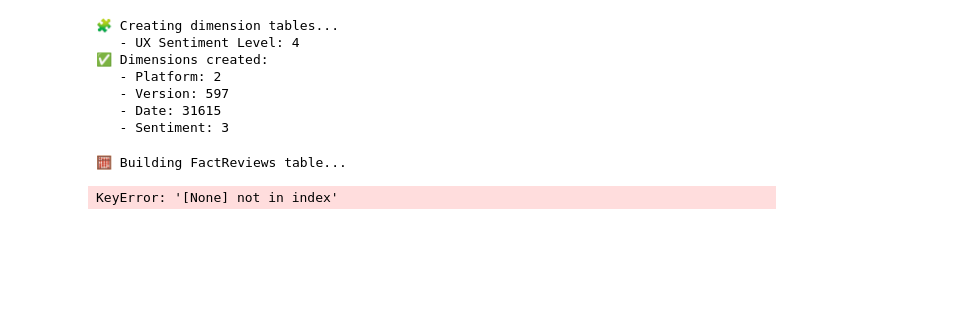
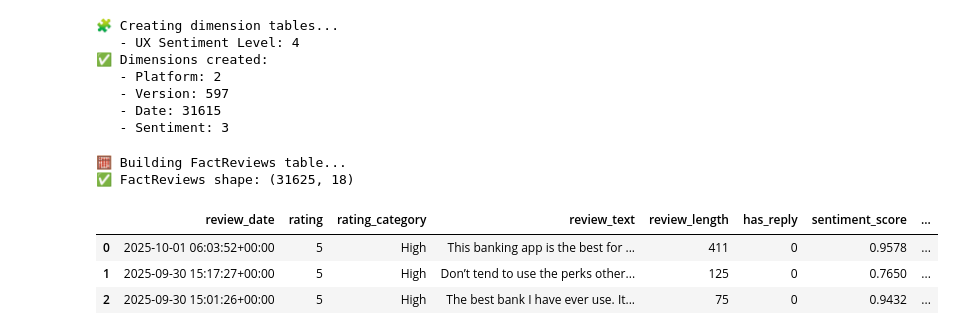
Before and after one commit to JamesAdeshina/monzo-user-sentiment-insights-dashboard, a Jupyter notebook: notebooks/03_data_model_preparation.ipynb, the cells around one changed output. Cells and saved outputs as stored; diff of their text form; code cells hidden in the pictures; blank space fills up the shorter version.

Commit message:
fixing fact tables

```diff
--- a/notebooks/03_data_model_preparation.ipynb
+++ b/notebooks/03_data_model_preparation.ipynb
@@ -127,33 +149,40 @@ print(f"   - Sentiment: {len(dim_sentiment)}")
 # %%
 # ------------------------------------------------------------
 # 4. FactReviews Table
 # ------------------------------------------------------------
 
 print("🧮 Building FactReviews table...")
 
 fact_reviews = monzo_df.copy()
 
 # Merge ID references from dimensions
 fact_reviews = fact_reviews.merge(dim_platform, on="platform", how="left")
 fact_reviews = fact_reviews.merge(dim_version, on="app_version", how="left")
 fact_reviews = fact_reviews.merge(dim_date, on="review_date", how="left")
 fact_reviews = fact_reviews.merge(dim_sentiment, on="sentiment_label", how="left")
 fact_reviews = fact_reviews.merge(dim_ux, on="ux_sentiment_level", how="left")
 
-# Select key columns
-# Select key columns for analytics (expanded with UX and ethics fields)
-fact_reviews = fact_reviews[[
+# List of potential columns to include
+candidate_columns = [
     "review_date", "rating", "rating_category", "review_text",
     "review_length", "has_reply", "sentiment_score", "sentiment_label",
     "csat_approx", "ces_approx", "task_success_inferred",
     "ux_health_score", "ux_sentiment_level", "ux_pain_point_flag",
-    "is_pseudonymized" if "is_pseudonymized" in fact_reviews.columns else None,
-    "platform_id", "version_id", "date_id", "sentiment_id"
-]].dropna(axis=1, how="all")
+    "is_pseudonymized", "platform_id", "version_id", "date_id", "sentiment_id"
+]
 
+# Keep only columns that exist in the dataframe
+existing_columns = [col for col in candidate_columns if col in fact_reviews.columns]
+
+# Select only valid ones
+fact_reviews = fact_reviews[existing_columns]
 
 print(f"✅ FactReviews shape: {fact_reviews.shape}")
 fact_reviews.head(3)
 # %% [output]
 🧮 Building FactReviews table...
+✅ FactReviews shape: (31625, 18)
-KeyError: '[None] not in index'
+|  | review_date | rating | rating_category | review_text | review_length | has_reply | sentiment_score | ... |
+| 0 | 2025-10-01 06:03:52+00:00 | 5 | High | This banking app is the best for ... | 411 | 0 | 0.9578 | ... |
+| 1 | 2025-09-30 15:17:27+00:00 | 5 | High | Don’t tend to use the perks other... | 125 | 0 | 0.7650 | ... |
+| 2 | 2025-09-30 15:01:26+00:00 | 5 | High | The best bank I have ever use. It... | 75 | 0 | 0.9432 | ... |
```
Also changed, not shown: parts of 7 cells of this notebook.
